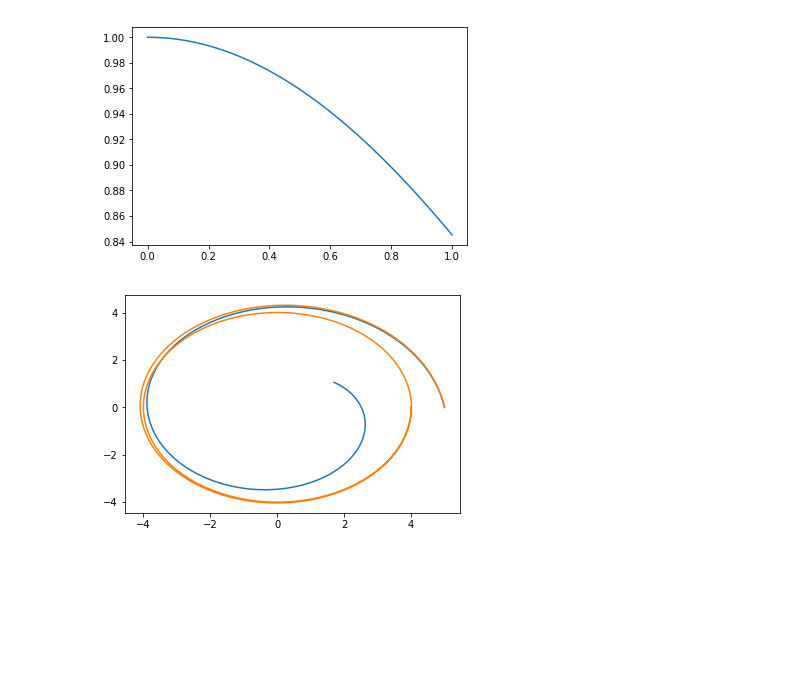
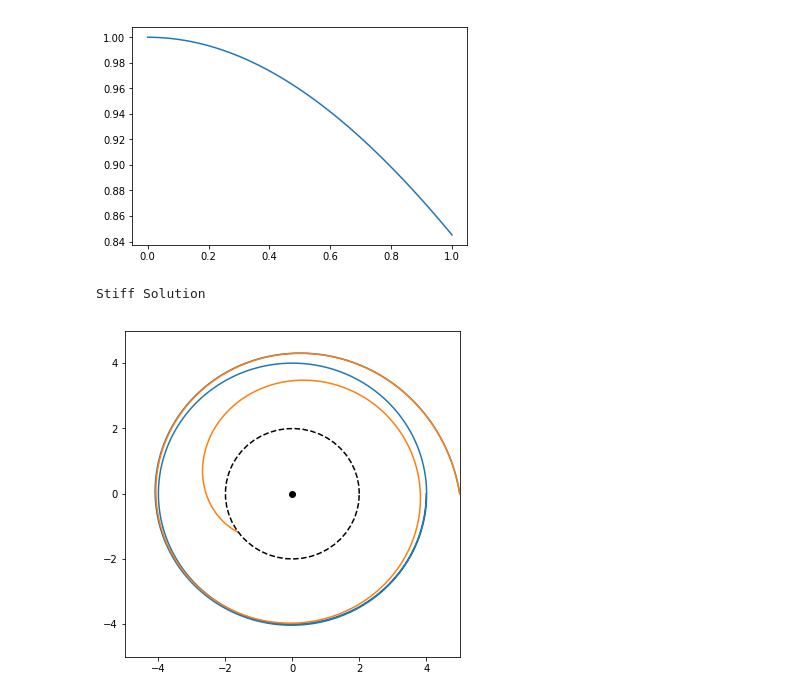
Before and after one commit to lawortsmann/ODE, a Jupyter notebook: ODE.ipynb, the cells around one changed output. Cells and saved outputs as stored; diff of their text form; code cells hidden in the pictures; blank space fills up the shorter version.

```diff
--- a/ODE.ipynb
+++ b/ODE.ipynb
@@ -27,28 +27,34 @@ n = 3    6.896828 2.018236
 # %%
 def SchwarzschildBH(t, x, M=1., l=0.1, e=1.):
     r, phi, tau = x
     dr = -np.sqrt( e**2 - (1 - (2 * M / r)) * (1 + (l / r)**2) )
     dphi = l / r**2
     dtau = e**2 / (1 - (2 * M / r))
     return np.array([dr, dphi, dtau], dtype=np.complex64)
 
 
 def stop(t, x, M=1., l=5., e=1.):
     return (np.real(x[0]) <= 2 * M) or (np.abs(x[1]) > 4 * np.pi) or (t > 200)
 
 
 x0 = np.array([5., 0., 0.], dtype=np.complex64)
 
-tf, x  = RKF45(SchwarzschildBH, x0, stop, fkwargs=dict(M=1., l=3.99, e=1.))
+tf, x  = RKF45(SchwarzschildBH, x0, stop, fkwargs=dict(M=1., l=3.999, e=1.))
 t = np.linspace(0, tf, 1000)
 r1, phi1 = x[0](t), x[1](t)
 
 tf, x  = RKF45(SchwarzschildBH, x0, stop, fkwargs=dict(M=1., l=4.0, e=1.))
 t = np.linspace(0, tf, 1000)
 r2, phi2 = x[0](t), x[1](t)
 
+plt.figure( figsize=(6, 6) )
+plt.plot( r2 * np.cos(phi2), r2 * np.sin(phi2) )
 plt.plot( r1 * np.cos(phi1), r1 * np.sin(phi1) )
-plt.plot( r2 * np.cos(phi2), r2 * np.sin(phi2) )
+plt.plot( 2 * np.cos(np.linspace(0, 2 * np.pi)), 2 * np.sin(np.linspace(0, 2 * np.pi)), 'k--')
+plt.plot( 0, 0, 'ko')
+plt.xlim([-5, 5])
+plt.ylim([-5, 5])
 plt.show()
 # %% [output]
+Stiff Solution
-[figure, old version]
+[figure, new version]
```
Also changed, not shown: 1 other file.
